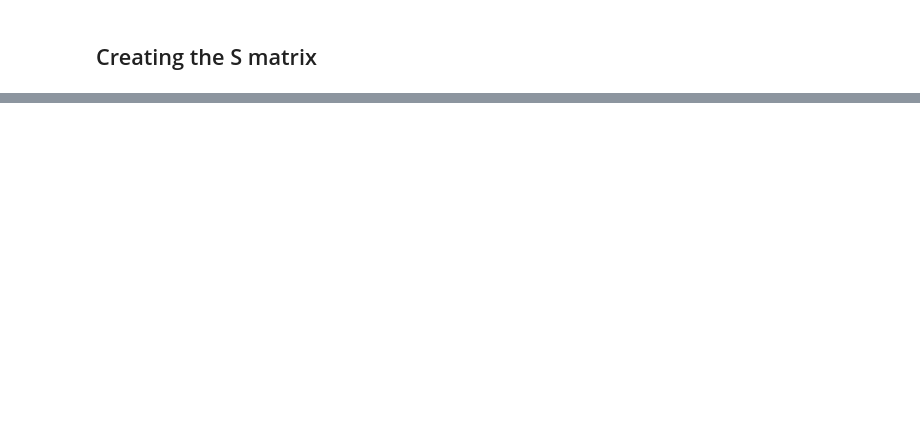
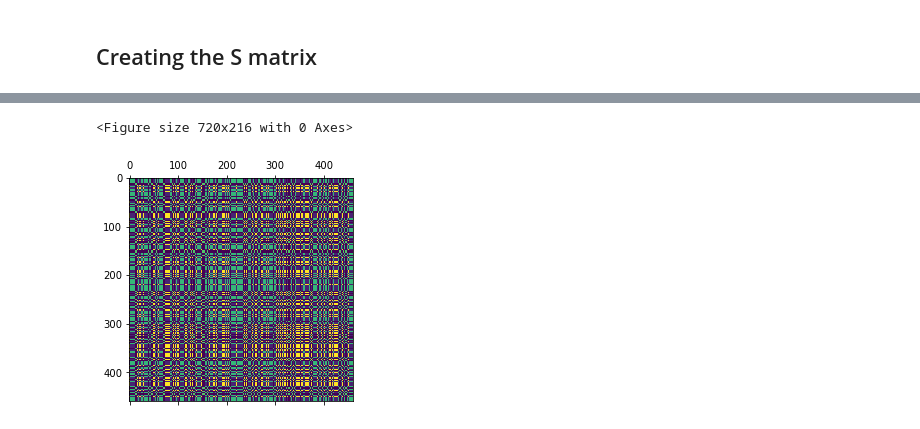
Before and after one commit to jduarte00/clustering_shrinkage_estimator, a Jupyter notebook: implementation_sbs.ipynb, the cells around one changed output, grey strips where cells are left out. Saved outputs shown, nothing was run; the diff lists cells and outputs as text; code cells hidden in the pictures; blank space fills up the shorter version.

```diff
--- a/implementation_sbs.ipynb
+++ b/implementation_sbs.ipynb
@@ -161,0 +292,6 @@ array([0, 1, 2], dtype=int32)
+# %%
+label, count_label = np.unique(labels, return_counts=True)
+R_tilde_matrix = np.zeros((len(labels),len(labels)))
+for i in range(len(labels)):
+    for j in range(i,len(labels)):
+        R_tilde_matrix[i,j] = R_tilde_matrix[j,i] = S_matrix_subset[labels[i], labels[j]]
@@ -161,0 +424,8 @@ array([0, 1, 2], dtype=int32)
+# %%
+R_clust = get_R_clust(R_matrix, R_tilde, 1)
+plt.figure(figsize=(10,3))
+plt.matshow(R_clust)
+plt.show()
+# %% [output]
+<Figure size 720x216 with 0 Axes>
+[figure, added]
```
Also changed, not shown: parts of 60 cells of this notebook.
